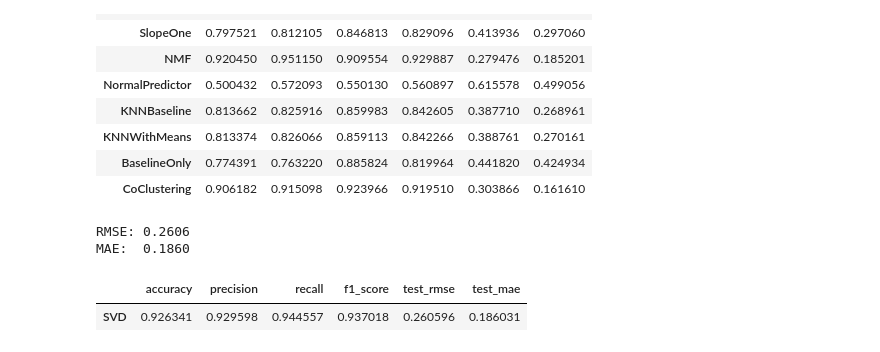
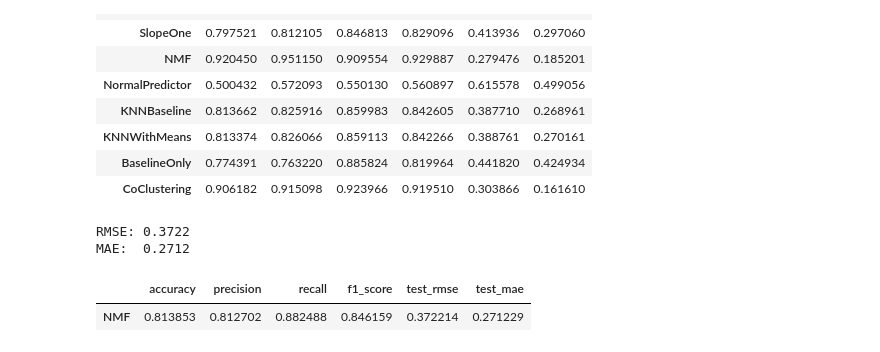
Before and after one commit to ritacardoso17/code_thesis, a Jupyter notebook: code/Rs_RealisticProblem.ipynb, the cells around one changed output. Drawn from its saved outputs; the diff is of its cells as text; code cells hidden in the pictures.

```diff
--- a/code/Rs_RealisticProblem.ipynb
+++ b/code/Rs_RealisticProblem.ipynb
@@ -97,8 +162,8 @@ def realistic_train_test(algorithms, dt, n=0.1):
     testset = Dataset.load_from_df(test_data[['deputado_enc', 'idVotacao', 'vote_enc']], reader).build_full_trainset().build_testset()
 
     ## use function to evaluate results
-    results = evaluate_algorithms_binary(trainset,testset, algorithms)
-    return results
+    results, top10_high, top10_low = evaluate_algorithms_binary(trainset,testset, algorithms, dt)
+    return results, top10_high, top10_low
 # %%
 def binary_knn_baseline(data, k=40, min_k=1, sim_options=None):
     """
@@ -407,13 +473,13 @@ MAE:  0.1616
 | CoClustering | 0.906182 | 0.915098 | 0.923966 | 0.919510 | 0.303866 | 0.161610 |
 # %%
 ##n_factors: 100, n_epochs:20, biased:True, lr_all: 0.005, reg_all:0.02
-svd_params = {'n_factors': 350, 'n_epochs': 60, 'biased': True, 'lr_all': 0.005, 'reg_all': 0.02}
+nmf_params = {'n_factors': 100, 'n_epochs': 60, 'biased': True}
 
-algorithms = [SVD(**svd_params)]
-results1 = realistic_train_test(algorithms, df_filtered)
+algorithms = [NMF(**nmf_params)]
+results1, top10_high,top10_low = realistic_train_test(algorithms, df_filtered)
 results1
 # %% [output]
-RMSE: 0.2606
-MAE:  0.1860
+RMSE: 0.3722
+MAE:  0.2712
 |  | accuracy | precision | recall | f1_score | test_rmse | test_mae |
-| SVD | 0.926341 | 0.929598 | 0.944557 | 0.937018 | 0.260596 | 0.186031 |
+| NMF | 0.813853 | 0.812702 | 0.882488 | 0.846159 | 0.372214 | 0.271229 |
```
Also changed, not shown: parts of 14 cells of this notebook, 9 other files.
